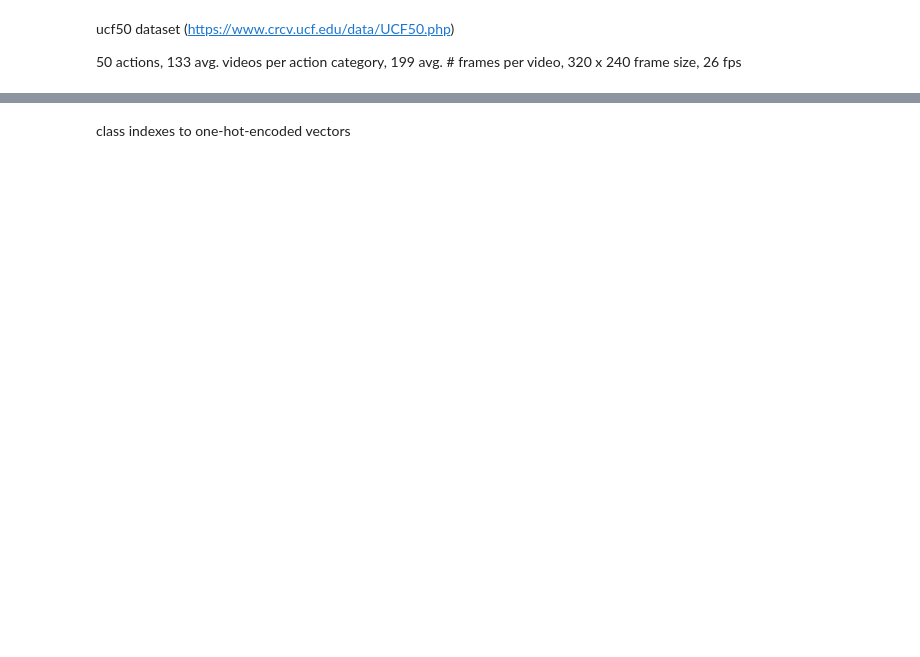
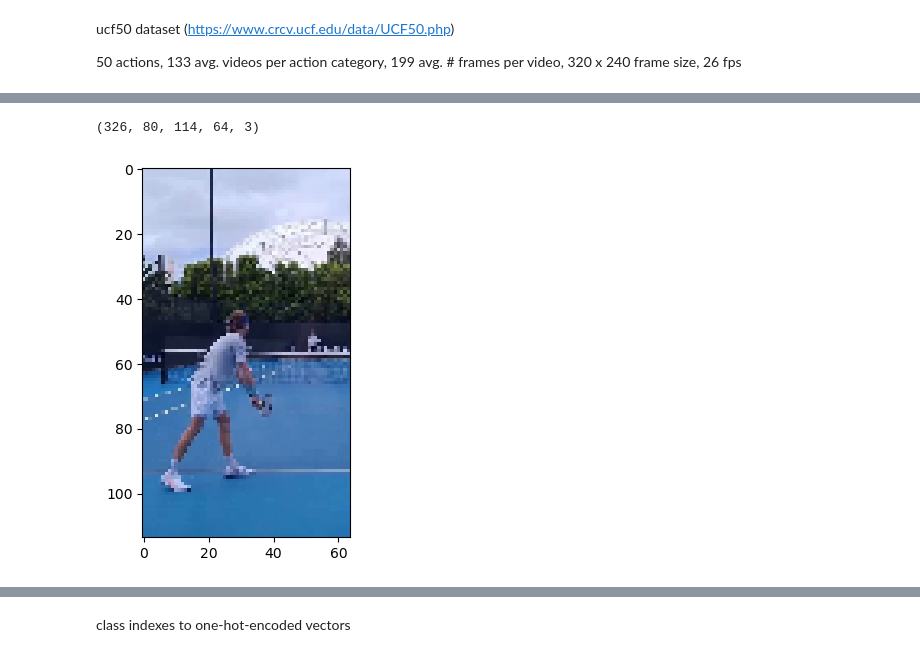
Before and after one commit to IncubyteAI/sports.ai, a Jupyter notebook: model.ipynb, the cells around one changed output, grey strips where cells are left out. Drawn from its saved outputs; the diff is of its cells as text; code cells hidden in the pictures; blank space fills up the shorter version.

```diff
--- a/model.ipynb
+++ b/model.ipynb
@@ -100,17 +104,19 @@ CLASSES_LIST = ["Stage1", "Stage2", "Stage3", "Stage4", "Stage5", "Stage6", "Sta
 # %%
 import os
-frames_count = {}
+avg_frames = {}
+max_frames = {}
 for dir, _, files in os.walk("./RData/"):
-    if dir.split('/')[-1] in CLASSES_LIST and dir.split('/')[-1] == 'Stage1':
+    if dir.split('/')[-1] in CLASSES_LIST:
+        clas = dir.split('/')[-1]
+        avg_frames[clas] = max_frames[clas] = 0
         for file in files:
             if file.split('.')[-1] == 'mp4':
                 # print(file)
                 # get number of frames in file
                 cap = cv2.VideoCapture(dir + '/' + file)
                 frames = int(cap.get(cv2.CAP_PROP_FRAME_COUNT))
-                if frames not in frames_count:
-                    frames_count[frames] = 1
-                else:
-                    frames_count[frames] += 1
-frames_count
+                avg_frames[clas] += frames
+                max_frames[clas] = max(max_frames[clas], frames)
+        avg_frames[clas] /= len(files)
+avg_frames, max_frames
 # %% [output]
@@ -189,3 +194,6 @@ def frames_extraction(video_path):
 
     # Return the frames list.
     return frames_list
+# %%
+def display_frame(frame):
+    plt.imshow(frame, vmin=0, vmax=1)
@@ -192,4 +204,3 @@ def frames_extraction(video_path):
 # %%
-frames = frames_extraction('RData/Stage1/Stage1_R0rf1.mp4')
-len(frames)
+get_frames('RData/Stage1/Stage1_R0rf1.mp4')
 # %% [output]
@@ -210,6 +234,7 @@ create dataset
 def create_dataset():
     '''
     This function will extract the data of the selected classes and create the required dataset.
+
     Returns:
         features:          A list containing the extracted frames of the videos.
         labels:            A list containing the indexes of the classes associated with the videos.
@@ -232,7 +257,9 @@ def create_dataset():
 
         # Iterate through all the files present in the files list.
         for file_name in files_list:
-
+            # skip extraneous files like .DS_Store
+            if file_name.split('.')[-1] != 'mp4':
+                continue
             # Get the complete video path.
             video_file_path = os.path.join(DATASET_DIR, class_name, file_name)
 
@@ -265,0 +298,9 @@ features
+# %%
+# 326 samples, each w/ 80 frames of 64x114 pixels, each pixel w/ 3 RGB values
+features.shape
+# %% [output]
+(326, 80, 114, 64, 3)
+# %%
+display_frame(features[0][0])
+# %% [output]
+[figure, added]
```
Also changed, not shown: parts of 30 cells of this notebook, 1 other file.
